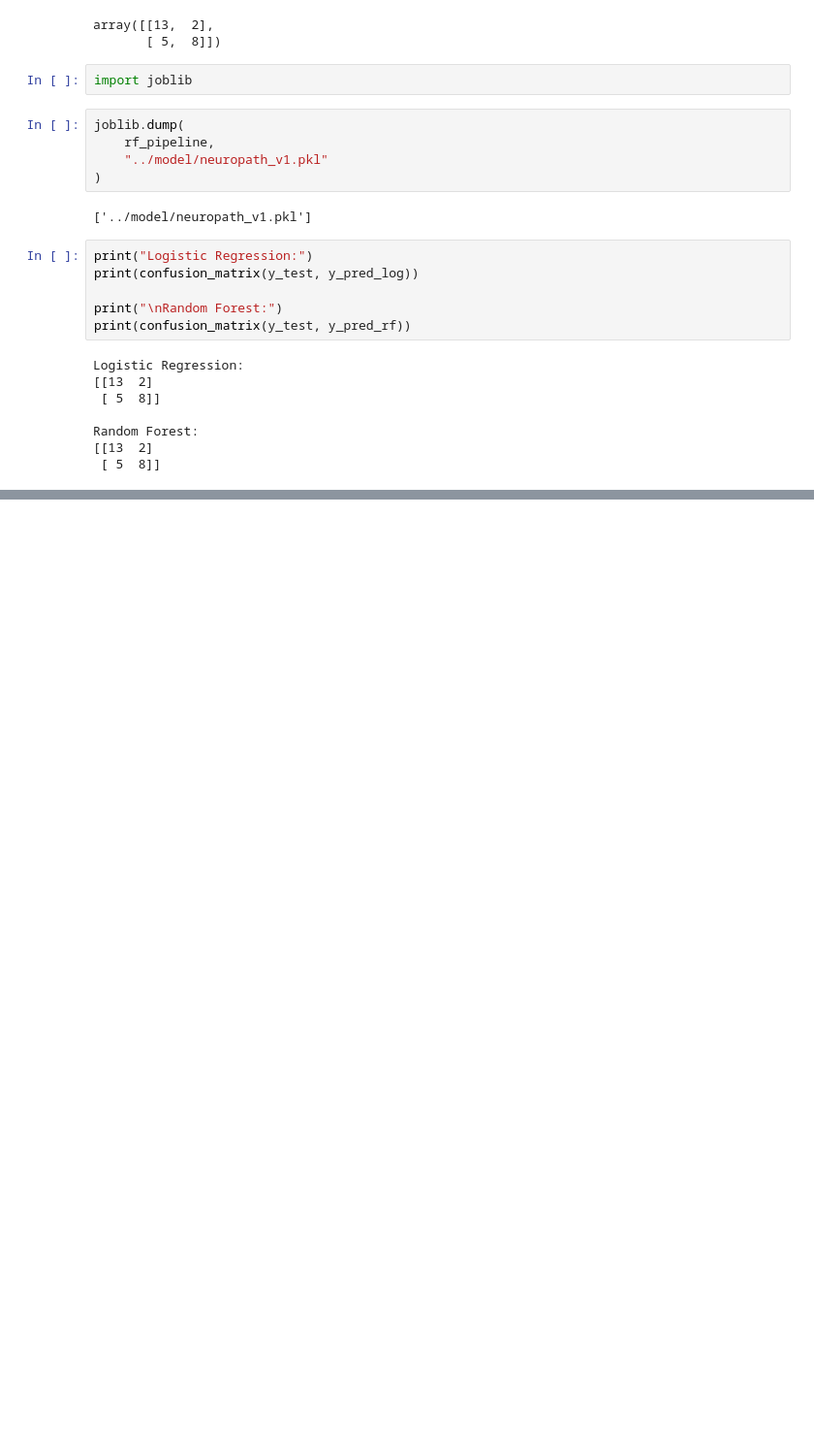
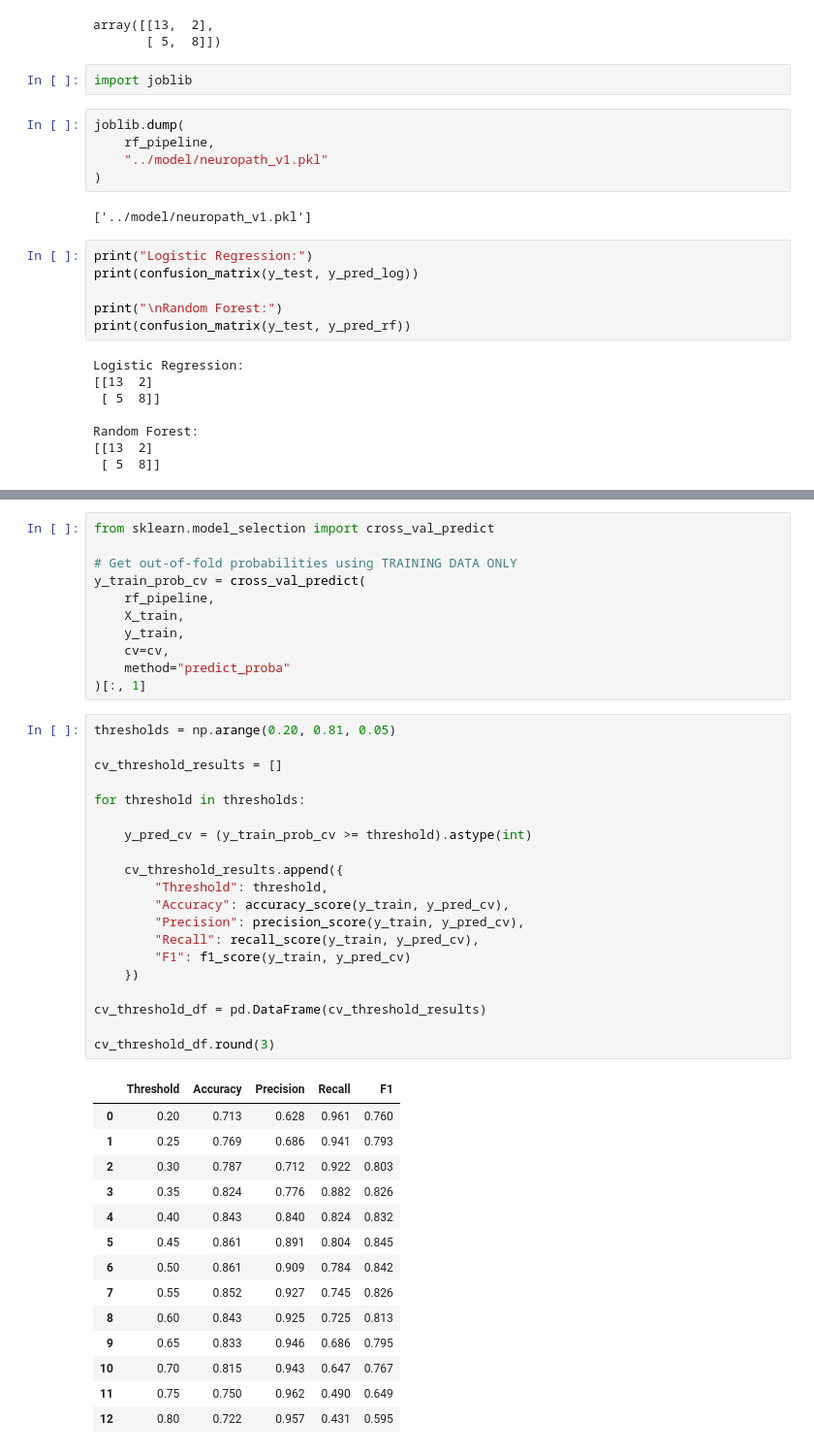
Before and after one commit to pamusai-45/NeuroPath-AI, a Jupyter notebook: notebook/01_data_understanding.ipynb, the cells around one changed output, grey strips where cells are left out. Shown at 97% size. Cells and saved outputs as stored; diff of their text form; blank space fills up the shorter version.

Commit message:
Complete baseline Alzheimer classification model V1

```diff
--- a/notebook/01_data_understanding.ipynb
+++ b/notebook/01_data_understanding.ipynb
@@ -978,0 +1008,46 @@ Random Forest:
+# %%
+from sklearn.model_selection import cross_val_predict
+
+# Get out-of-fold probabilities using TRAINING DATA ONLY
+y_train_prob_cv = cross_val_predict(
+    rf_pipeline,
+    X_train,
+    y_train,
+    cv=cv,
+    method="predict_proba"
+)[:, 1]
+# %%
+thresholds = np.arange(0.20, 0.81, 0.05)
+
+cv_threshold_results = []
+
+for threshold in thresholds:
+
+    y_pred_cv = (y_train_prob_cv >= threshold).astype(int)
+
+    cv_threshold_results.append({
+        "Threshold": threshold,
+        "Accuracy": accuracy_score(y_train, y_pred_cv),
+        "Precision": precision_score(y_train, y_pred_cv),
+        "Recall": recall_score(y_train, y_pred_cv),
+        "F1": f1_score(y_train, y_pred_cv)
+    })
+
+cv_threshold_df = pd.DataFrame(cv_threshold_results)
+
+cv_threshold_df.round(3)
+# %% [output]
+|  | Threshold | Accuracy | Precision | Recall | F1 |
+| 0 | 0.20 | 0.713 | 0.628 | 0.961 | 0.760 |
+| 1 | 0.25 | 0.769 | 0.686 | 0.941 | 0.793 |
+| 2 | 0.30 | 0.787 | 0.712 | 0.922 | 0.803 |
+| 3 | 0.35 | 0.824 | 0.776 | 0.882 | 0.826 |
+| 4 | 0.40 | 0.843 | 0.840 | 0.824 | 0.832 |
+| 5 | 0.45 | 0.861 | 0.891 | 0.804 | 0.845 |
+| 6 | 0.50 | 0.861 | 0.909 | 0.784 | 0.842 |
+| 7 | 0.55 | 0.852 | 0.927 | 0.745 | 0.826 |
+| 8 | 0.60 | 0.843 | 0.925 | 0.725 | 0.813 |
+| 9 | 0.65 | 0.833 | 0.946 | 0.686 | 0.795 |
+| 10 | 0.70 | 0.815 | 0.943 | 0.647 | 0.767 |
+| 11 | 0.75 | 0.750 | 0.962 | 0.490 | 0.649 |
+| 12 | 0.80 | 0.722 | 0.957 | 0.431 | 0.595 |
```
Also changed, not shown: parts of 6 cells of this notebook.
